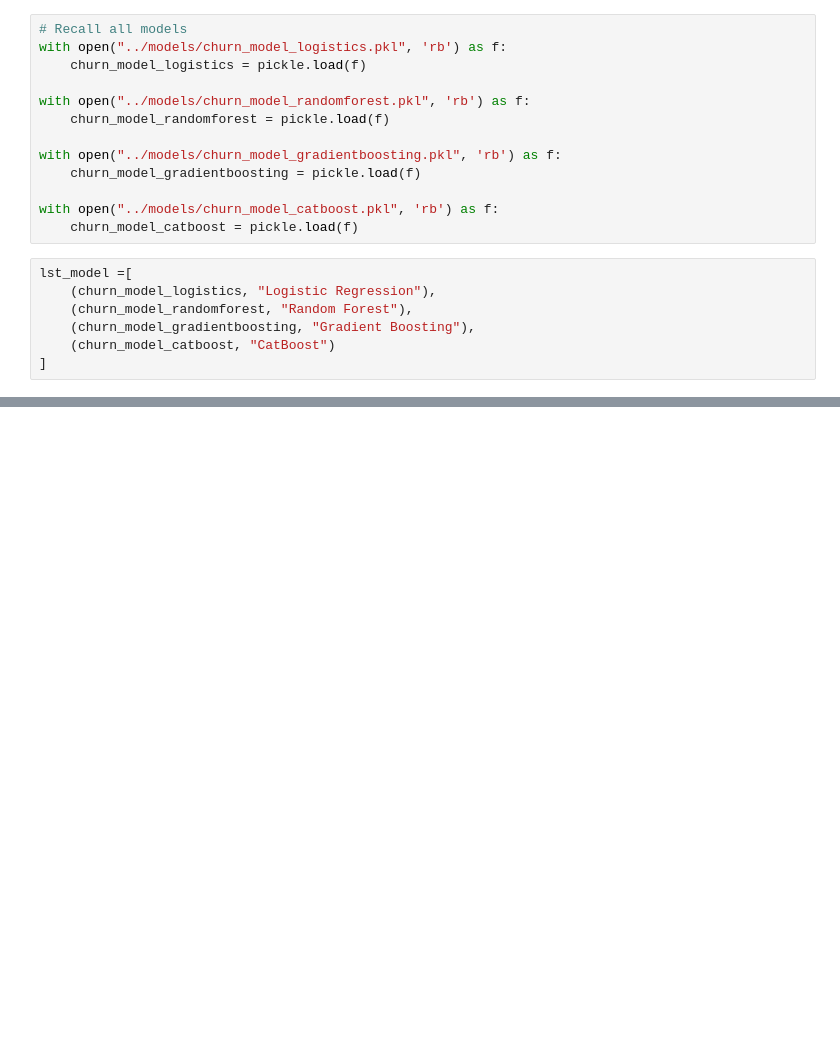
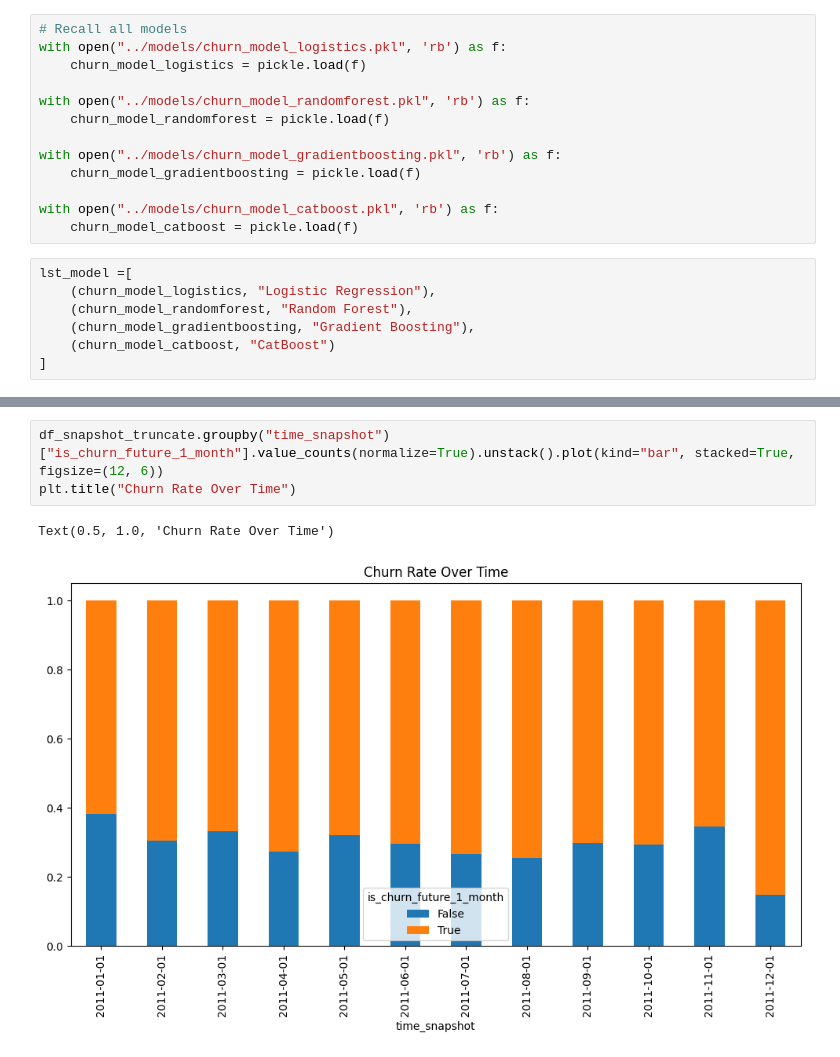
Before and after one commit to thaingoc273/statistical-learning-public, a Jupyter notebook: notebooks/10-calibration.ipynb, the cells around one changed output, grey strips where cells are left out. Drawn from its saved outputs; the diff is of its cells as text; blank space fills up the shorter version.

```diff
--- a/notebooks/10-calibration.ipynb
+++ b/notebooks/10-calibration.ipynb
@@ -161,0 +153,6 @@ plt.show()
+# %%
+df_snapshot_truncate.groupby("time_snapshot")["is_churn_future_1_month"].value_counts(normalize=True).unstack().plot(kind="bar", stacked=True, figsize=(12, 6))
+plt.title("Churn Rate Over Time")
+# %% [output]
+Text(0.5, 1.0, 'Churn Rate Over Time')
+[figure, added]
```
Also changed, not shown: parts of 14 cells of this notebook, 7 other files.
